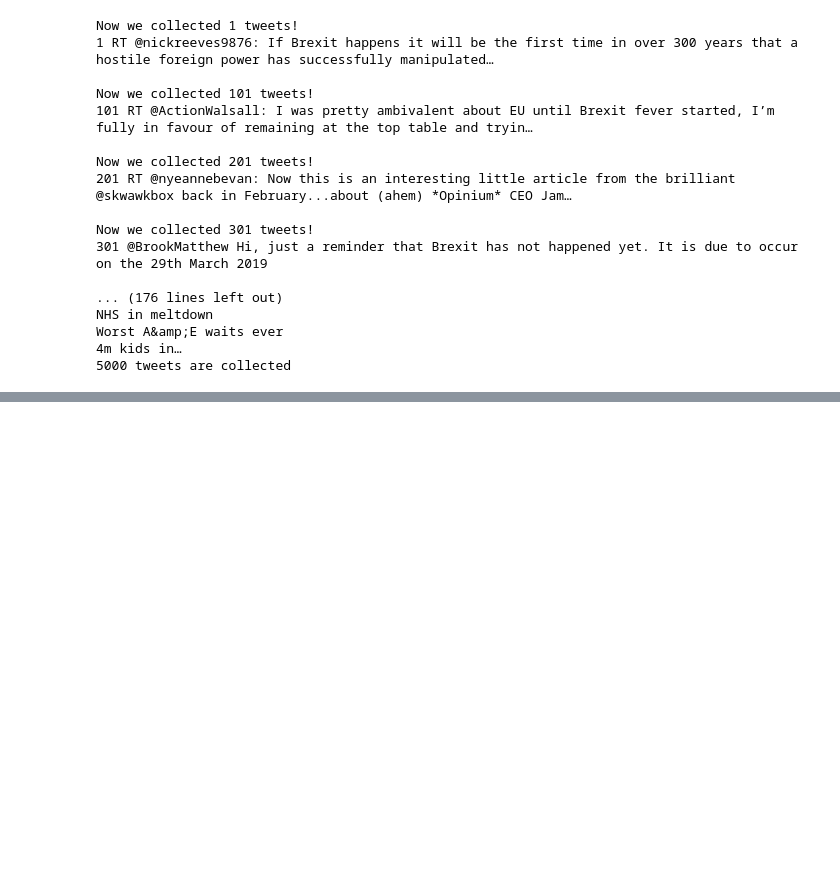
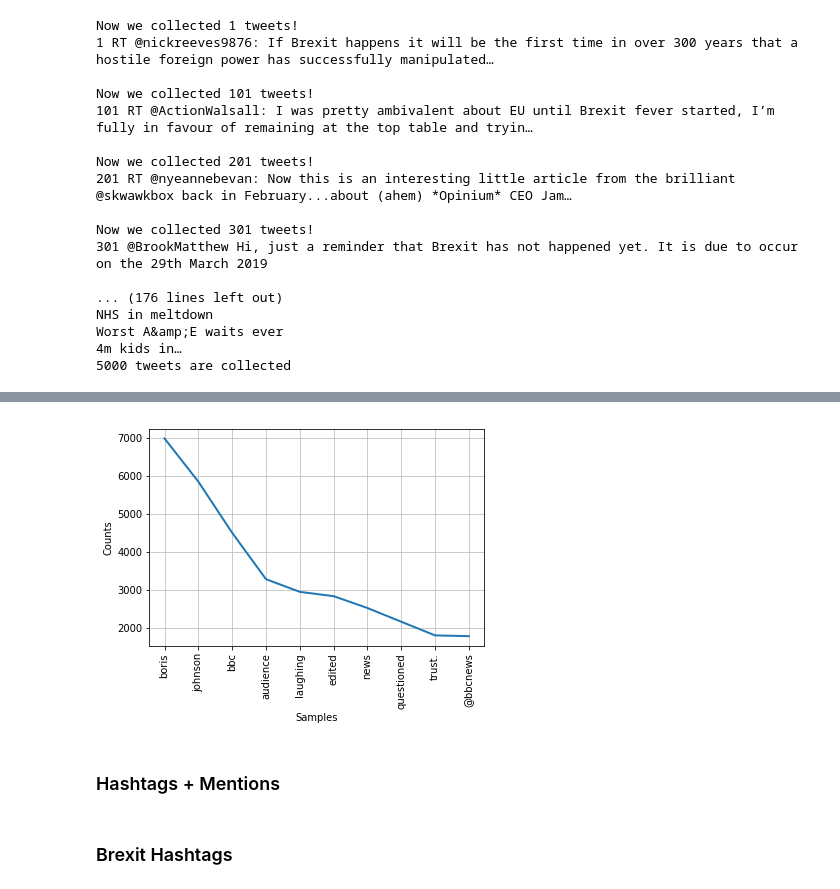
Before and after one commit to Samuel-Yanming-Chan/twitter_stream_nlp, a Jupyter notebook: Super_Cool_Communication.ipynb, the cells around one changed output, grey strips where cells are left out. Cells and saved outputs as stored; diff of their text form; code cells hidden in the pictures; blank space fills up the shorter version.

```diff
--- a/Super_Cool_Communication.ipynb
+++ b/Super_Cool_Communication.ipynb
@@ -158,0 +224,8 @@ brex_data[x]['entities']['hashtags']
+# %%
+# Boris Johnson word frequency without stopwords
+freq = nltk.FreqDist(bj_stopwords)
+freq.plot(10)
+# %% [output]
+[figure, added]
+# %% [markdown]
+### Hashtags + Mentions
@@ -158,0 +253,2 @@ brex_data[x]['entities']['hashtags']
+# %% [markdown]
+### Brexit Hashtags
```
Also changed, not shown: parts of 24 cells of this notebook.
